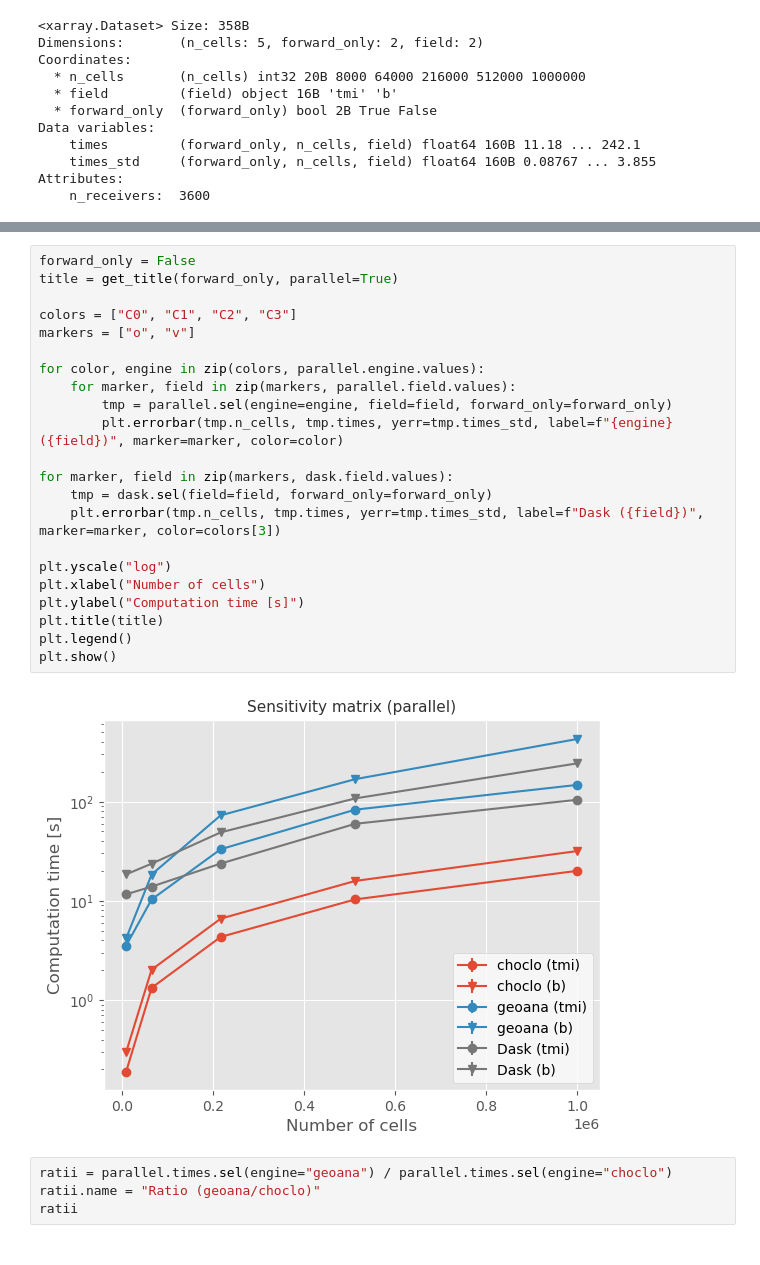
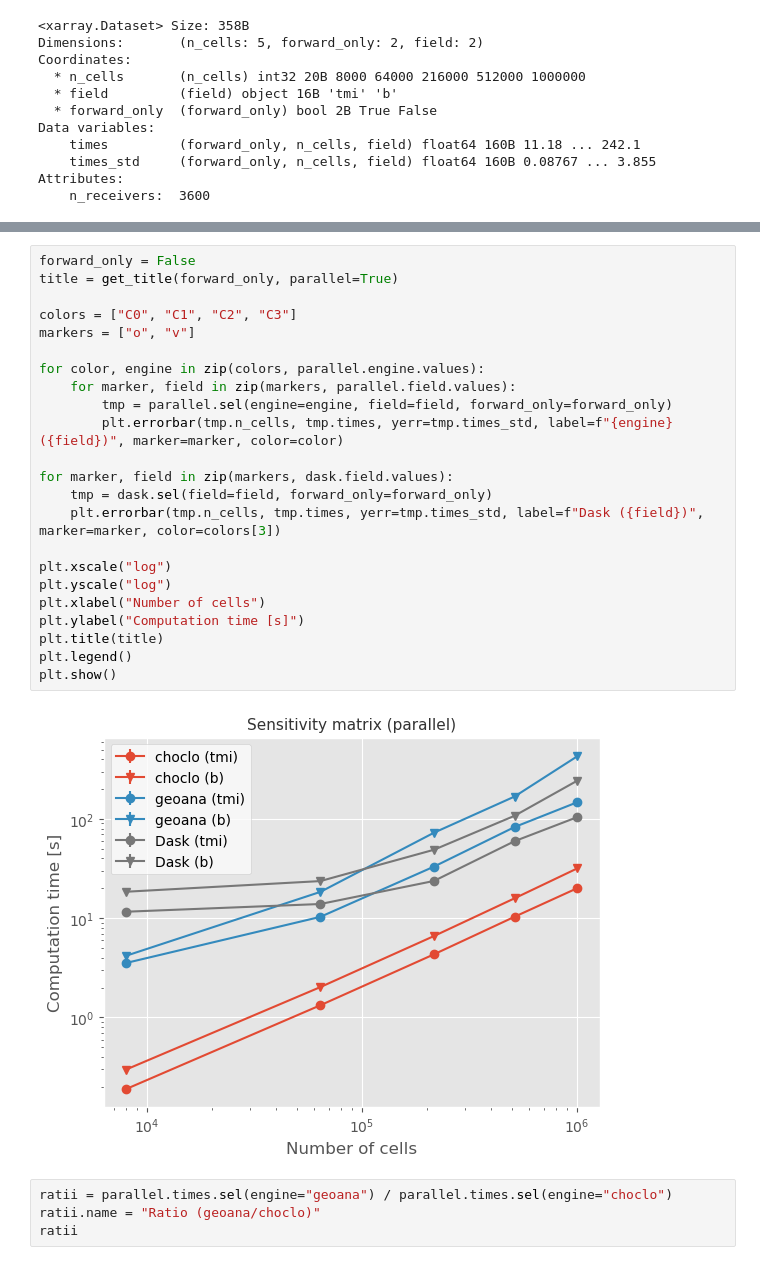
Before and after one commit to santisoler/simpeg-benchmarks-magnetic, a Jupyter notebook: code/figures.ipynb, the cells around one changed output, grey strips where cells are left out. Cells and saved outputs as stored; diff of their text form.

Commit message:
Plot results in log-log

```diff
--- a/code/figures.ipynb
+++ b/code/figures.ipynb
@@ -186,27 +189,28 @@ plt.show()
 # %%
 forward_only = False
 title = get_title(forward_only, parallel=True)
 
 colors = ["C0", "C1", "C2", "C3"]
 markers = ["o", "v"]
 
 for color, engine in zip(colors, parallel.engine.values):
     for marker, field in zip(markers, parallel.field.values):
         tmp = parallel.sel(engine=engine, field=field, forward_only=forward_only)
         plt.errorbar(tmp.n_cells, tmp.times, yerr=tmp.times_std, label=f"{engine} ({field})", marker=marker, color=color)
 
 for marker, field in zip(markers, dask.field.values):
     tmp = dask.sel(field=field, forward_only=forward_only)
     plt.errorbar(tmp.n_cells, tmp.times, yerr=tmp.times_std, label=f"Dask ({field})", marker=marker, color=colors[3])
 
+plt.xscale("log")
 plt.yscale("log")
 plt.xlabel("Number of cells")
 plt.ylabel("Computation time [s]")
 plt.title(title)
 plt.legend()
 plt.show()
 # %% [output]
-[figure, old version]
+[figure, new version]
 # %%
 ratii = parallel.times.sel(engine="geoana") / parallel.times.sel(engine="choclo")
 ratii.name = "Ratio (geoana/choclo)"
```
Also changed, not shown: parts of 12 cells of this notebook.
